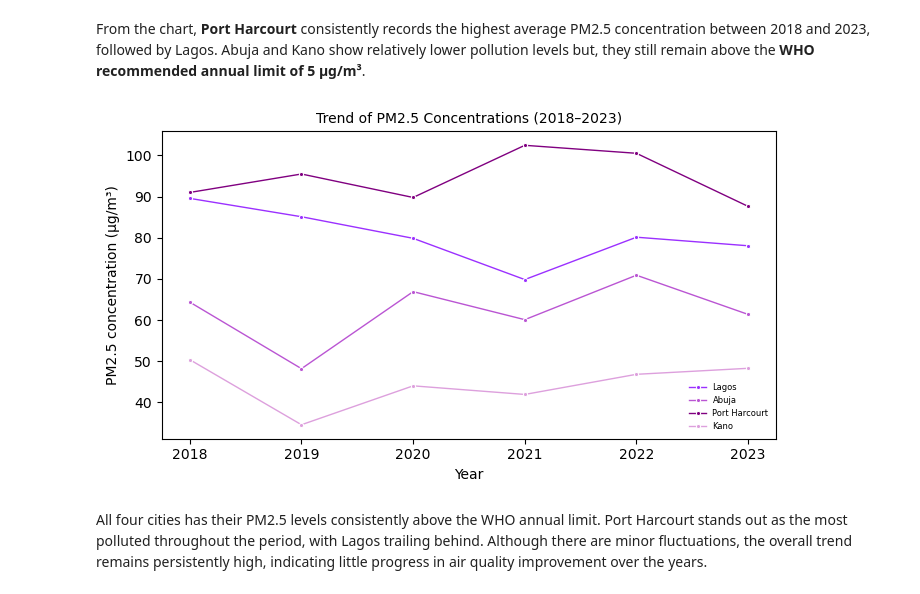
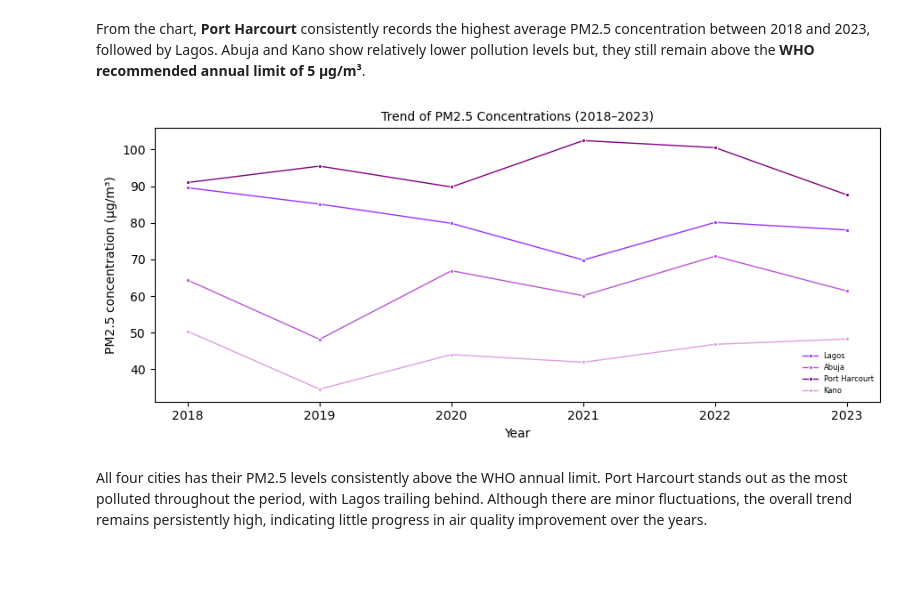
Before and after one commit to DataxEnv/environmental-health-analysis, a Jupyter notebook: environmental_health_analysis.ipynb, the cells around one changed output. Saved outputs shown, nothing was run; the diff lists cells and outputs as text; code cells hidden in the pictures; blank space fills up the shorter version.

```diff
--- a/environmental_health_analysis.ipynb
+++ b/environmental_health_analysis.ipynb
@@ -175,21 +175,21 @@ From the chart, **Port Harcourt** consistently records the highest average PM2.5
 # %%
 # PM2.5 Concentrations Over Time (2018–2024)
 
-plt.figure(figsize=(7,4))
+plt.figure(figsize=(9,4))
 sns.lineplot(data=df, x='year', y='pm25_annual',
              hue='city', marker='.',
              linewidth= 1,
              palette=['#9B30FF', '#BA55D3', '#800080', '#DDA0DD']
             )
 plt.title('Trend of PM2.5 Concentrations (2018–2023)', fontsize=10)
 plt.ylabel('PM2.5 concentration (µg/m³)')
 plt.xlabel('Year')
 
 plt.legend(fontsize=6, title_fontsize=7, loc='lower right', frameon=False)
 plt.tight_layout()
 plt.show()
 # %% [output]
-[figure, old version]
+[figure, new version]
 # %% [markdown]
 All four cities has their PM2.5 levels consistently above the WHO annual limit.
 Port Harcourt stands out as the most polluted throughout the period, with Lagos trailing behind. Although there are minor fluctuations, the overall trend remains persistently high, indicating little progress in air quality improvement over the years.
```
Also changed, not shown: parts of 4 cells of this notebook.
